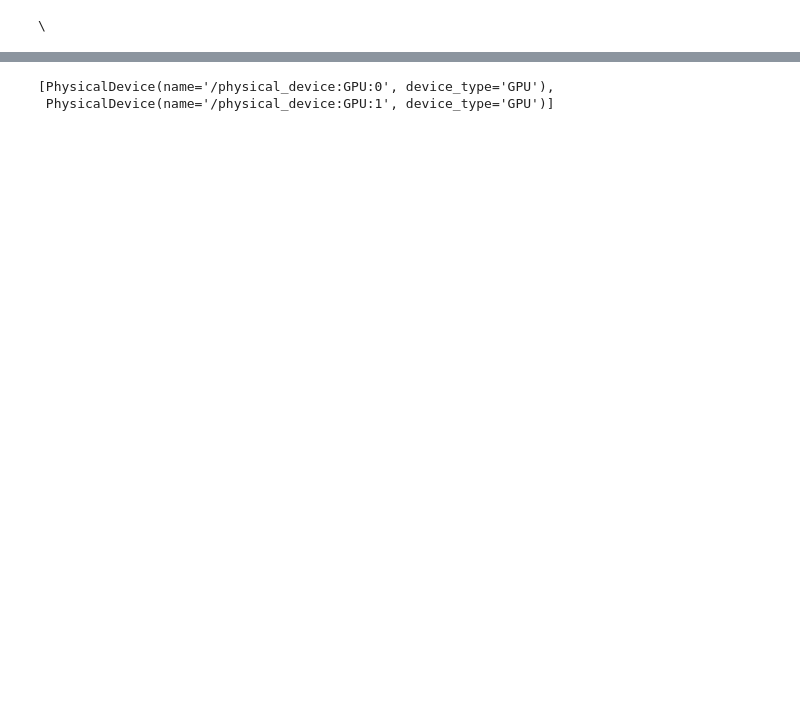
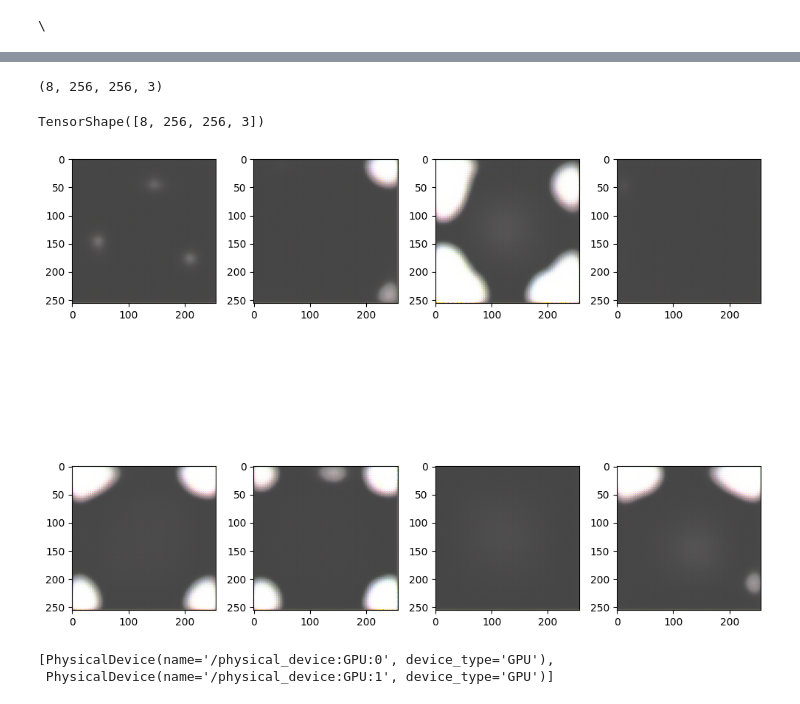
Before and after one commit to sby-tats-kobayashi/Anomaly-Zoo, a Jupyter notebook: tmp.ipynb, the cells around one changed output, grey strips where cells are left out. Drawn from its saved outputs; the diff is of its cells as text; code cells hidden in the pictures; blank space fills up the shorter version.

Commit message:
Add output image samples, show tensorboard log.

```diff
--- a/tmp.ipynb
+++ b/tmp.ipynb
@@ -6,3 +6,10 @@ import tensorflow as tf
 print(os.path.sep)
 # %% [output]
 \
+# %%
+model = tf.saved_model.load("C:\\Users\had-int22\PycharmProjects\AnomalyDetection\saved_models\data\mvtec\\resnetCAE\l2\\28-09-2022_08-15-22\\resnetCAE_b8_e0.hdf5")
+# %%
+from preprocessing import Preprocessor
+preprocessor = Preprocessor("./data/mvtec", batch_size=8)
+preprocessor.load_dataset()
+train_ds, valid_ds = preprocessor.get_train_dataset(0.1)
@@ -9,3 +34,23 @@ print(os.path.sep)
+# %%
+sample = train_ds.as_numpy_iterator()
+next(iter(sample))[0].shape
+# %% [output]
+(8, 256, 256, 3)
+# %%
+pred_x = model(next(iter(sample))[0])
+pred_x.shape
+# %% [output]
+TensorShape([8, 256, 256, 3])
+# %%
+import matplotlib.pyplot as plt
+
+fig = plt.figure(figsize=(10, 10))
+for i in range(8):
+    ax = plt.subplot(2, 4, i+1)
+    plt.imshow(pred_x[i])
+plt.tight_layout()
+# %% [output]
+[figure, added]
 # %%
 tf.config.list_physical_devices('GPU')
 # %% [output]
```
Also changed, not shown: parts of 2 cells of this notebook, 2 other files.
